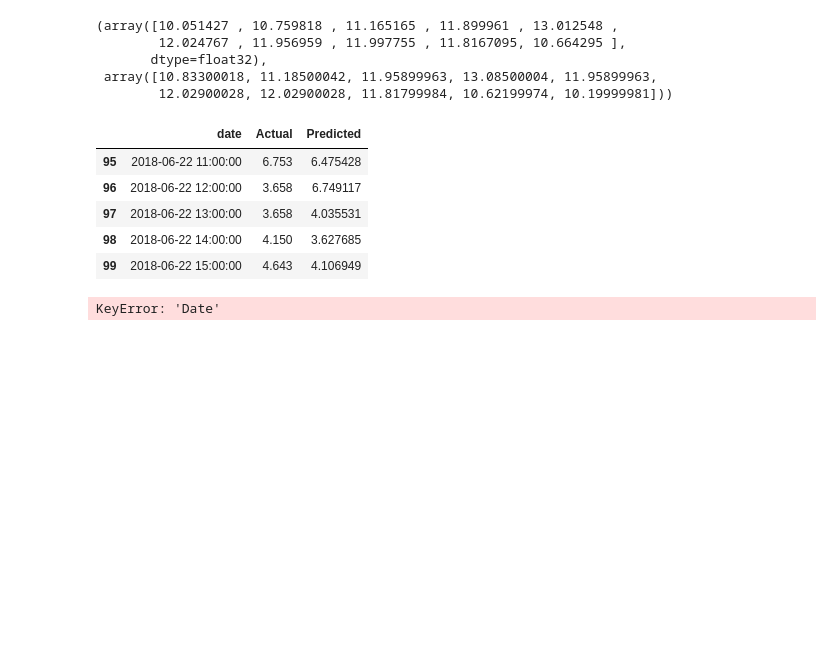
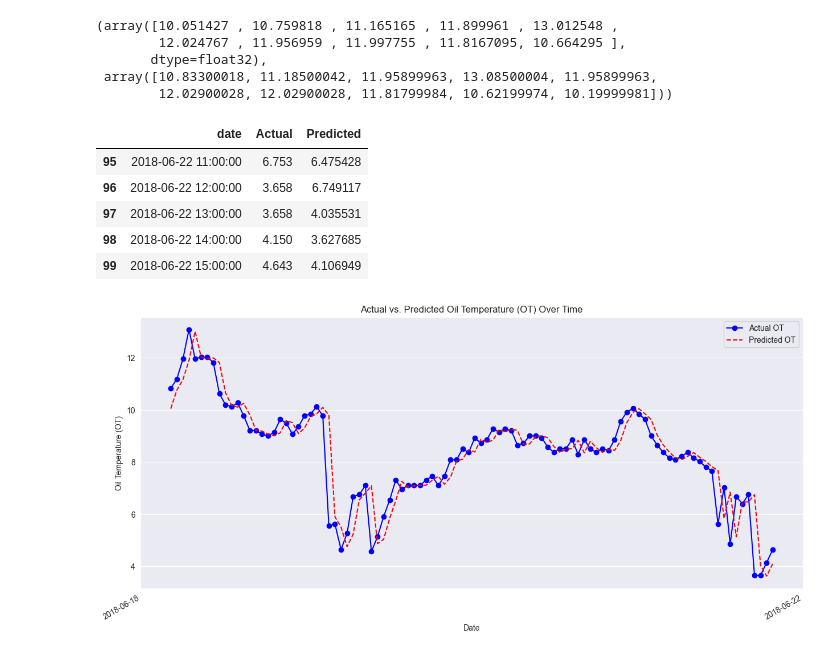
Before and after one commit to azizthiampro/timeSeriesForecasting, a Jupyter notebook: timeSerie.ipynb, the cells around one changed output. Saved outputs shown, nothing was run; the diff lists cells and outputs as text; code cells hidden in the pictures; blank space fills up the shorter version.

```diff
--- a/timeSerie.ipynb
+++ b/timeSerie.ipynb
@@ -232,28 +232,28 @@ comparison_df.tail()
 # %%
 
 # Sample DataFrame 'comparison_df' columns: 'Date', 'Actual', 'Predicted'
 # Ensure 'Date' is in datetime format; if not, convert it
-comparison_df['Date'] = pd.to_datetime(comparison_df['Date'])
+comparison_df['date'] = pd.to_datetime(comparison_df['date'])
 
 # Plotting
 plt.figure(figsize=(15, 7))  # Set the figure size for better readability
-plt.plot(comparison_df['Date'], comparison_df['Actual'], label='Actual OT', color='blue', marker='o')
-plt.plot(comparison_df['Date'], comparison_df['Predicted'], label='Predicted OT', color='red', linestyle='--')
+plt.plot(comparison_df['date'], comparison_df['Actual'], label='Actual OT', color='blue', marker='o')
+plt.plot(comparison_df['date'], comparison_df['Predicted'], label='Predicted OT', color='red', linestyle='--')
 
 # Formatting the plot
 plt.title('Actual vs. Predicted Oil Temperature (OT) Over Time')
 plt.xlabel('Date')
 plt.ylabel('Oil Temperature (OT)')
 plt.legend()
 
 # Improve date formatting on x-axis
 plt.gca().xaxis.set_major_formatter(mdates.DateFormatter('%Y-%m-%d'))
 plt.gca().xaxis.set_major_locator(mdates.DayLocator(interval=10))  # Adjust interval for better readability
 plt.gcf().autofmt_xdate()  # Rotate date labels for better readability
 
 plt.show()
 # %% [output]
-KeyError: 'Date'
+[figure, added]
 # %%
 # Assuming 'actuals' and 'preds' are your arrays of actual and predicted values
 mae = mean_absolute_error(actuals, preds)
```
Also changed, not shown: parts of 1 cell of this notebook.
